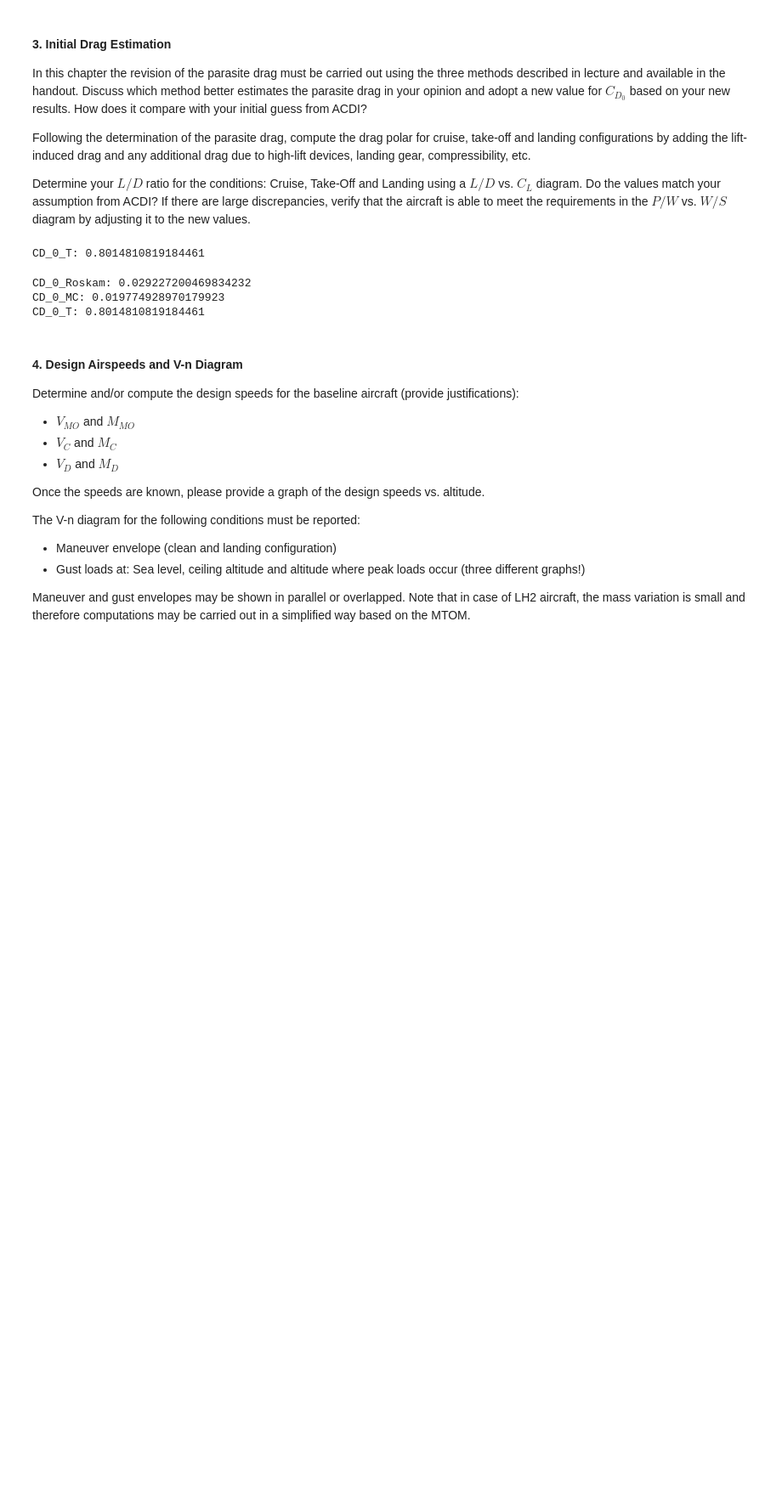
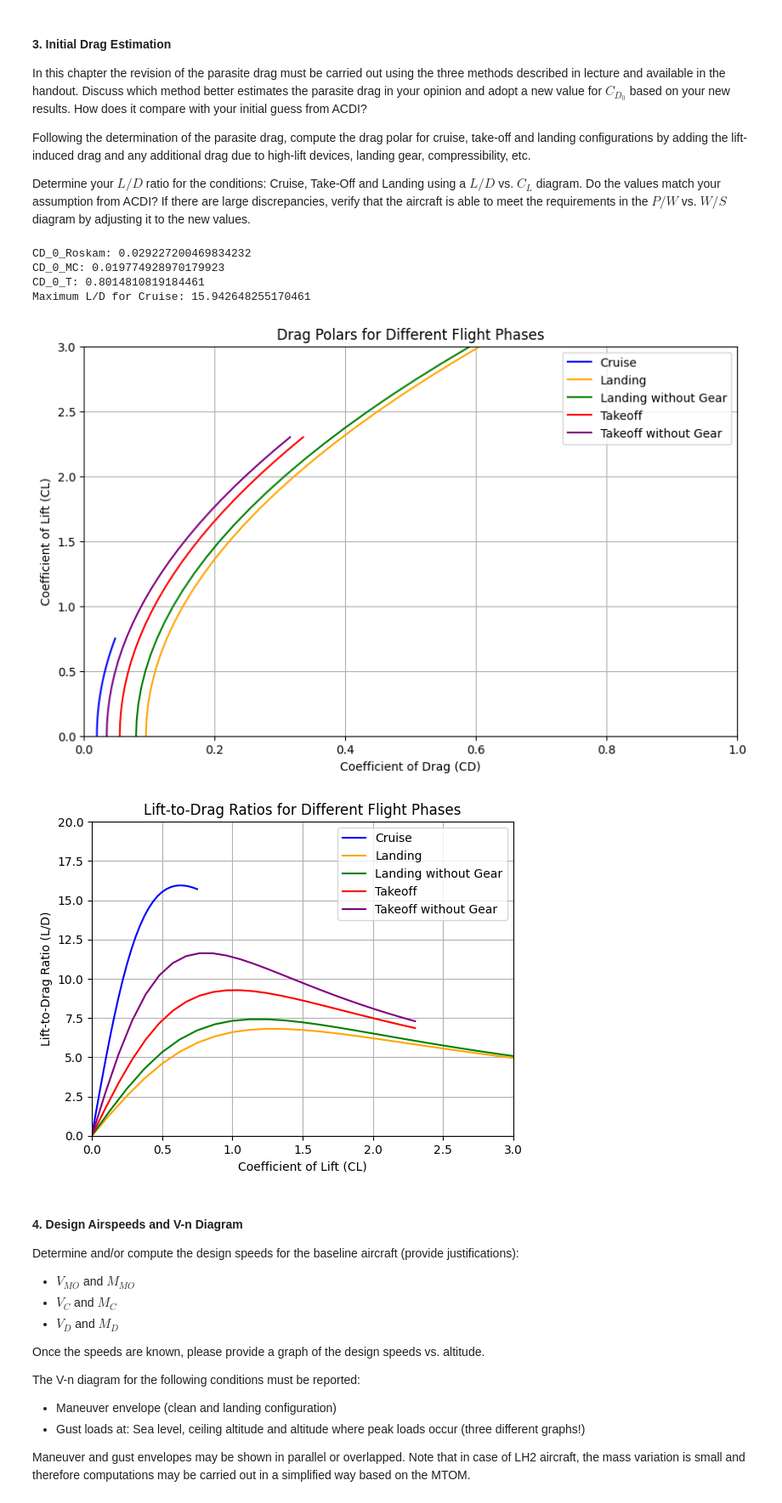
Before and after one commit to MatthiasFrenzl/TUW-AircraftDesign2-SS2026, a Jupyter notebook: Code/Aircraft Design 2 - Calculations - Group 1 - SS2026.ipynb, the cells around one changed output. Shown at 85% size. Saved outputs shown, nothing was run; the diff lists cells and outputs as text; code cells hidden in the pictures; blank space fills up the shorter version.

Commit message:
Added the plots

```diff
--- a/Code/Aircraft Design 2 - Calculations - Group 1 - SS2026.ipynb
+++ b/Code/Aircraft Design 2 - Calculations - Group 1 - SS2026.ipynb
@@ -53,6 +53,8 @@ S_VT=6.9 # Vertical tail area in m^2
 P_TO=3749 # Power at takeoff in kW
 kin_visc_cruise=10.13e-6 # Kinematic viscosity at cruise conditions in 29000 ft in m^2/s
 v_cruse=156.8 # Cruise speed in m/s
+AR=8    # Aspect ratio
+
 #1.) Roskam
 a=-2.5229
 b=1
@@ -93,18 +95,70 @@ r_uc=1.08
 Re_f=v_cruse*lf/kin_visc_cruise
 r_Re=0.8            #Accoding to Diagram on page 8 of Initail Drag estimation
 CD_0_T=r_Re*r_uc*(rt*(W_T+F_T)+E_T)
+
+
+
+#Calculation of the drag paraboles
+CL_Cruise=np.linspace(0,0.75,25) #From 0 to maximum CL for cruise
+CL_Landing=np.linspace(0,3,25) #From cruise CL to maximum CL for landing
+CL_TO=np.linspace(0,2.3,25) #From cruise CL to maximum CL for takeoff
+
+CD_Cruise=CD_0_MC+CL_Cruise**2/(math.pi*AR*0.8)
+CD_Landing=CD_0_MC+CL_Landing**2/(math.pi*AR*0.7)+0.075                  #0.075 based on slide 9 with gear down and flaps/slats extended
+CD_Landing_without_gear=CD_0_MC+CL_Landing**2/(math.pi*AR*0.7)+0.06    #0.06 based on slide 9 with flaps/slats extended but gear up
+CD_TO=CD_0_MC+CL_TO**2/(math.pi*AR*0.75)+0.035                           #0.035 based on slide 9 with gear down and flaps/slats extended
+CD_TO_without_gear=CD_0_MC+CL_TO**2/(math.pi*AR*0.75)+0.015              #0.015 based on slide 9 with flaps/slats extended but gear up
+
+L_D_Cruise=CL_Cruise/CD_Cruise
+L_D_Landing=CL_Landing/CD_Landing
+L_D_Landing_without_gear=CL_Landing/CD_Landing_without_gear
+L_D_TO=CL_TO/CD_TO
+L_D_TO_without_gear=CL_TO/CD_TO_without_gear
-# %% [output]
-CD_0_T: 0.8014810819184461
 # %%
 print("CD_0_Roskam:", CD_0_Roskam)
 print("CD_0_MC:", CD_0_MC)
 print("CD_0_T:", CD_0_T)
+print("Maximum L/D for Cruise:", max(L_D_Cruise))
 # %% [output]
 CD_0_Roskam: 0.029227200469834232
 CD_0_MC: 0.019774928970179923
 CD_0_T: 0.8014810819184461
+Maximum L/D for Cruise: 15.942648255170461
 # %%
-# Plot here
+#Plotting the drag polars
+plt.figure(figsize=(10,6))
+plt.plot(CD_Cruise, CL_Cruise, label='Cruise', color='blue')
+plt.plot(CD_Landing, CL_Landing, label='Landing', color='orange')
+plt.plot(CD_Landing_without_gear, CL_Landing, label='Landing without Gear', color='green')
+plt.plot(CD_TO, CL_TO, label='Takeoff', color='red')
+plt.plot(CD_TO_without_gear, CL_TO, label='Takeoff without Gear', color='purple')
+plt.ylabel('Coefficient of Lift (CL)')
+plt.xlabel('Coefficient of Drag (CD)')
+plt.title('Drag Polars for Different Flight Phases')
+plt.ylim(0,3)
+plt.xlim(0,1)
+plt.grid()
+plt.legend()
+plt.show()
+
+
+
+plt.plot(CL_Cruise,L_D_Cruise, label='Cruise', color='blue')
+plt.plot(CL_Landing,L_D_Landing, label='Landing', color='orange')
+plt.plot(CL_Landing,L_D_Landing_without_gear, label='Landing without Gear', color='green')
+plt.plot(CL_TO,L_D_TO, label='Takeoff', color='red')
+plt.plot(CL_TO,L_D_TO_without_gear, label='Takeoff without Gear', color='purple')
+plt.ylabel('Lift-to-Drag Ratio (L/D)')
+plt.xlabel('Coefficient of Lift (CL)')
+plt.title('Lift-to-Drag Ratios for Different Flight Phases')
+plt.ylim(0,20)
+plt.xlim(0,3)
+plt.grid()
+plt.legend()
+plt.show()
+# %% [output]
+[figure, added]
+[figure, added]
 # %% [markdown]
 ####  4. Design Airspeeds and V-n Diagram
 
```
